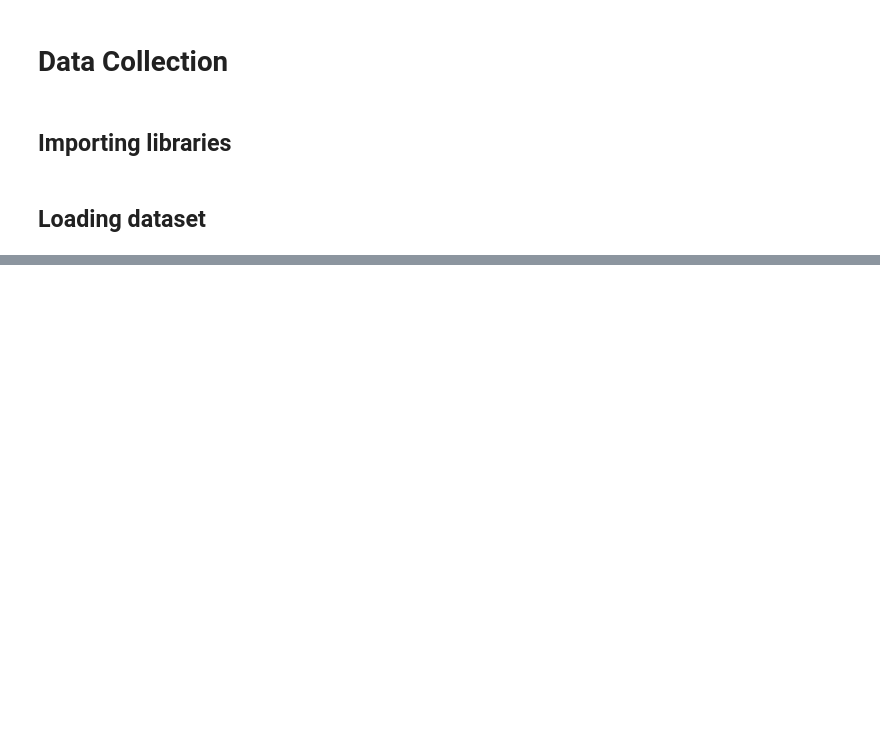
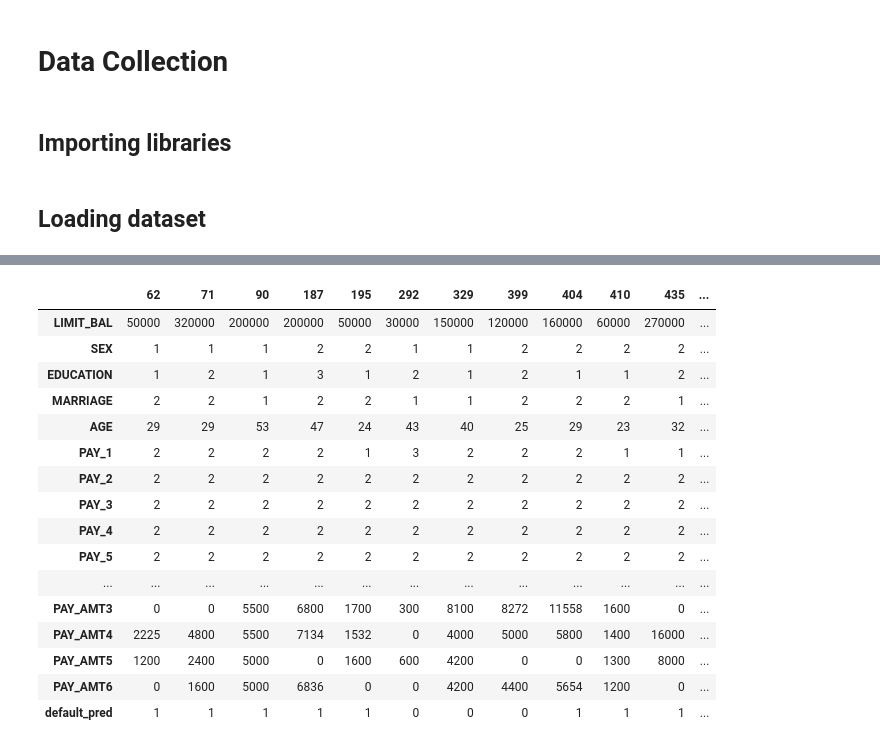
Before and after one commit to anggoro-bimo/creditcard_payment_prediction, a Jupyter notebook: notebooks/1. data_examination.ipynb, the cells around one changed output, grey strips where cells are left out. Cells and saved outputs as stored; diff of their text form; code cells hidden in the pictures; blank space fills up the shorter version.

```diff
--- a/notebooks/1. data_examination.ipynb
+++ b/notebooks/1. data_examination.ipynb
@@ -43,0 +305,26 @@ df.sample(8)
+# %%
+# check the customers whom paid late for 2 months every bill statement for the last 6 months
+df[(df['PAY_2'] == '2') &
+   (df['PAY_2'] == '2') &
+   (df['PAY_3'] == '2') &
+   (df['PAY_4'] == '2') &
+   (df['PAY_5'] == '2') &
+   (df['PAY_6'] == '2')].head(20).T
+# %% [output]
+|  | 62 | 71 | 90 | 187 | 195 | 292 | 329 | 399 | 404 | 410 | 435 | ... |
+| LIMIT_BAL | 50000 | 320000 | 200000 | 200000 | 50000 | 30000 | 150000 | 120000 | 160000 | 60000 | 270000 | ... |
+| SEX | 1 | 1 | 1 | 2 | 2 | 1 | 1 | 2 | 2 | 2 | 2 | ... |
+| EDUCATION | 1 | 2 | 1 | 3 | 1 | 2 | 1 | 2 | 1 | 1 | 2 | ... |
+| MARRIAGE | 2 | 2 | 1 | 2 | 2 | 1 | 1 | 2 | 2 | 2 | 1 | ... |
+| AGE | 29 | 29 | 53 | 47 | 24 | 43 | 40 | 25 | 29 | 23 | 32 | ... |
+| PAY_1 | 2 | 2 | 2 | 2 | 1 | 3 | 2 | 2 | 2 | 1 | 1 | ... |
+| PAY_2 | 2 | 2 | 2 | 2 | 2 | 2 | 2 | 2 | 2 | 2 | 2 | ... |
+| PAY_3 | 2 | 2 | 2 | 2 | 2 | 2 | 2 | 2 | 2 | 2 | 2 | ... |
+| PAY_4 | 2 | 2 | 2 | 2 | 2 | 2 | 2 | 2 | 2 | 2 | 2 | ... |
+| PAY_5 | 2 | 2 | 2 | 2 | 2 | 2 | 2 | 2 | 2 | 2 | 2 | ... |
+| ... | ... | ... | ... | ... | ... | ... | ... | ... | ... | ... | ... | ... |
+| PAY_AMT3 | 0 | 0 | 5500 | 6800 | 1700 | 300 | 8100 | 8272 | 11558 | 1600 | 0 | ... |
+| PAY_AMT4 | 2225 | 4800 | 5500 | 7134 | 1532 | 0 | 4000 | 5000 | 5800 | 1400 | 16000 | ... |
+| PAY_AMT5 | 1200 | 2400 | 5000 | 0 | 1600 | 600 | 4200 | 0 | 0 | 1300 | 8000 | ... |
+| PAY_AMT6 | 0 | 1600 | 5000 | 6836 | 0 | 0 | 4200 | 4400 | 5654 | 1200 | 0 | ... |
+| default_pred | 1 | 1 | 1 | 1 | 1 | 0 | 0 | 0 | 1 | 1 | 1 | ... |
```
Also changed, not shown: parts of 96 cells of this notebook, 1 other file.
